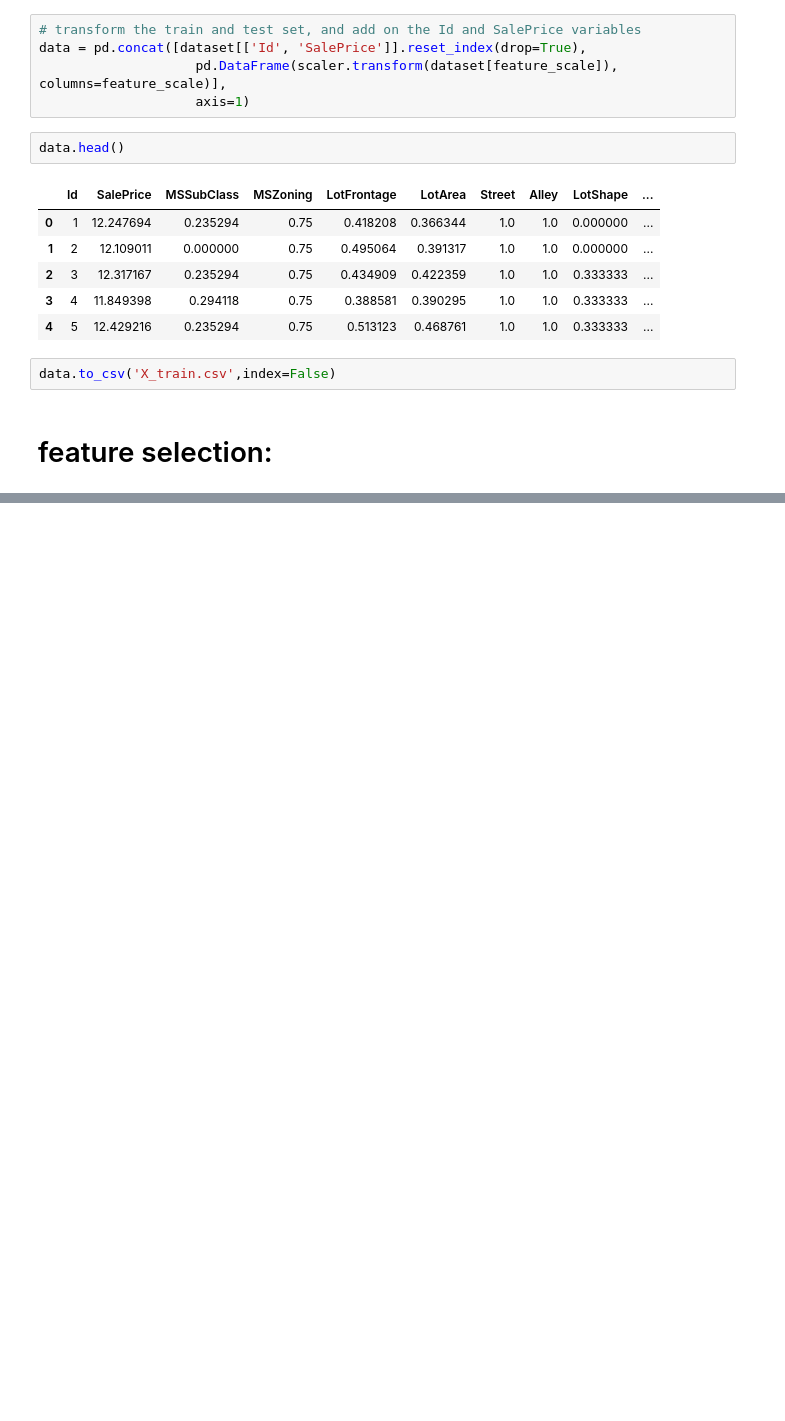
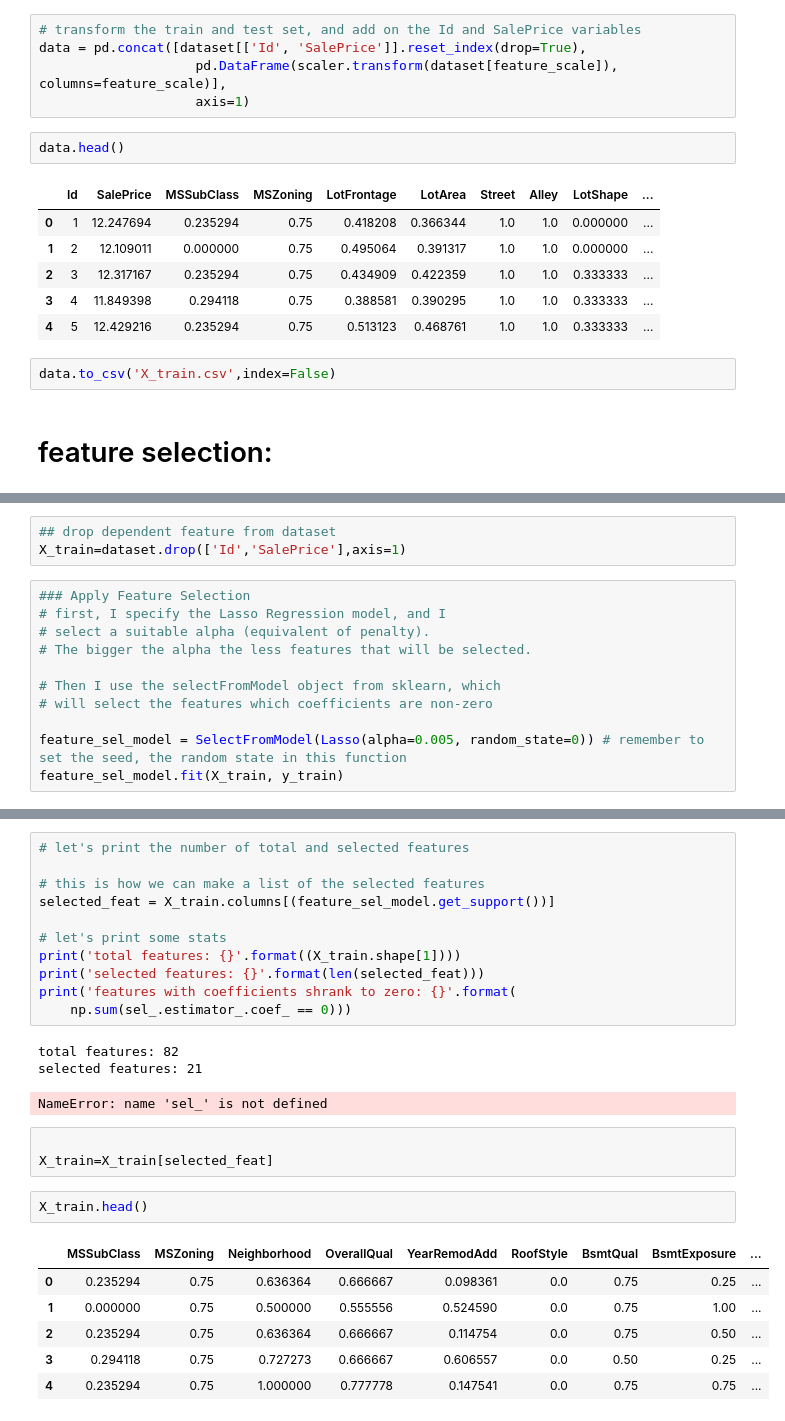
Before and after one commit to sourabh3624/EDA-and-FE-in-house-price-predicting, a Jupyter notebook: Feature Engineering in housing prices prediction project.ipynb, the cells around one changed output, grey strips where cells are left out. Saved outputs shown, nothing was run; the diff lists cells and outputs as text; blank space fills up the shorter version.

Commit message:
Add files via upload
done feature selection on data

```diff
--- a/Feature Engineering in housing prices prediction project.ipynb
+++ b/Feature Engineering in housing prices prediction project.ipynb
@@ -314,0 +344,14 @@ data.to_csv('X_train.csv',index=False)
+# %%
+## drop dependent feature from dataset
+X_train=dataset.drop(['Id','SalePrice'],axis=1)
+# %%
+### Apply Feature Selection
+# first, I specify the Lasso Regression model, and I
+# select a suitable alpha (equivalent of penalty).
+# The bigger the alpha the less features that will be selected.
+
+# Then I use the selectFromModel object from sklearn, which
+# will select the features which coefficients are non-zero
+
+feature_sel_model = SelectFromModel(Lasso(alpha=0.005, random_state=0)) # remember to set the seed, the random state in this function
+feature_sel_model.fit(X_train, y_train)
@@ -314,0 +373,27 @@ data.to_csv('X_train.csv',index=False)
+# %%
+# let's print the number of total and selected features
+
+# this is how we can make a list of the selected features
+selected_feat = X_train.columns[(feature_sel_model.get_support())]
+
+# let's print some stats
+print('total features: {}'.format((X_train.shape[1])))
+print('selected features: {}'.format(len(selected_feat)))
+print('features with coefficients shrank to zero: {}'.format(
+    np.sum(sel_.estimator_.coef_ == 0)))
+# %% [output]
+total features: 82
+selected features: 21
+NameError: name 'sel_' is not defined
+# %%
+
+X_train=X_train[selected_feat]
+# %%
+X_train.head()
+# %% [output]
+|  | MSSubClass | MSZoning | Neighborhood | OverallQual | YearRemodAdd | RoofStyle | BsmtQual | BsmtExposure | ... |
+| 0 | 0.235294 | 0.75 | 0.636364 | 0.666667 | 0.098361 | 0.0 | 0.75 | 0.25 | ... |
+| 1 | 0.000000 | 0.75 | 0.500000 | 0.555556 | 0.524590 | 0.0 | 0.75 | 1.00 | ... |
+| 2 | 0.235294 | 0.75 | 0.636364 | 0.666667 | 0.114754 | 0.0 | 0.75 | 0.50 | ... |
+| 3 | 0.294118 | 0.75 | 0.727273 | 0.666667 | 0.606557 | 0.0 | 0.50 | 0.25 | ... |
+| 4 | 0.235294 | 0.75 | 1.000000 | 0.777778 | 0.147541 | 0.0 | 0.75 | 0.75 | ... |
```
Also changed, not shown: parts of 5 cells of this notebook.
